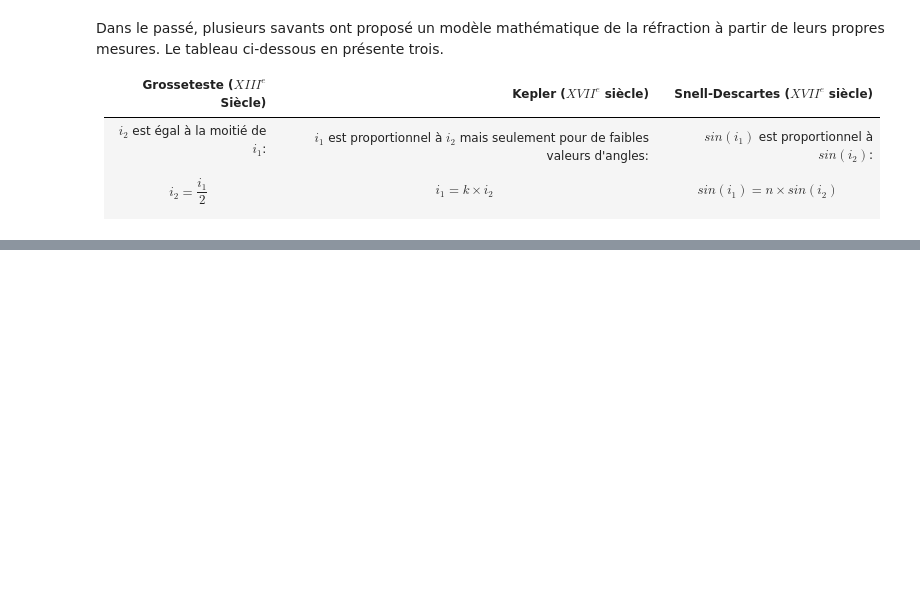
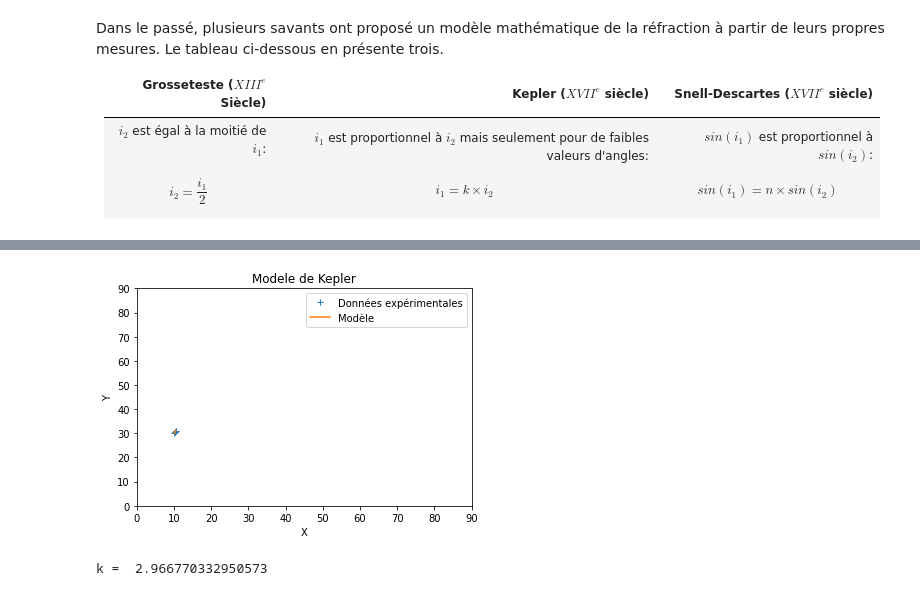
Before and after one commit to jcamponovo/formation2020, a Jupyter notebook: exploitation.ipynb, the cells around one changed output, grey strips where cells are left out. Drawn from its saved outputs; the diff is of its cells as text; code cells hidden in the pictures; blank space fills up the shorter version.

```diff
--- a/exploitation.ipynb
+++ b/exploitation.ipynb
@@ -33,0 +59,24 @@ i2 = [30.2, 30.4, 30.5, 30.8, 30.9 ] # remplacer les valeurs par vos mesures
+# %%
+def modele2(x, k):
+    return k*x
+
+params, cov = curve_fit(modele2,i2,i1)
+k = params[0]
+
+ymodele2 = []
+for val in i2:
+    ymodele2.append(modele2(val,k))
+
+plt.plot(i2, i1, "+",label="Données expérimentales")
+plt.plot(i2, ymodele2,label="Modèle")
+plt.title("Modele de Kepler")
+plt.xlabel("X")
+plt.ylabel("Y")
+plt.xlim([0,90])
+plt.ylim([0,90])
+plt.legend()
+plt.show()
+print("k = ",k)
+# %% [output]
+[figure, added]
+k =  2.966770332950573
```
Also changed, not shown: parts of 15 cells of this notebook.
